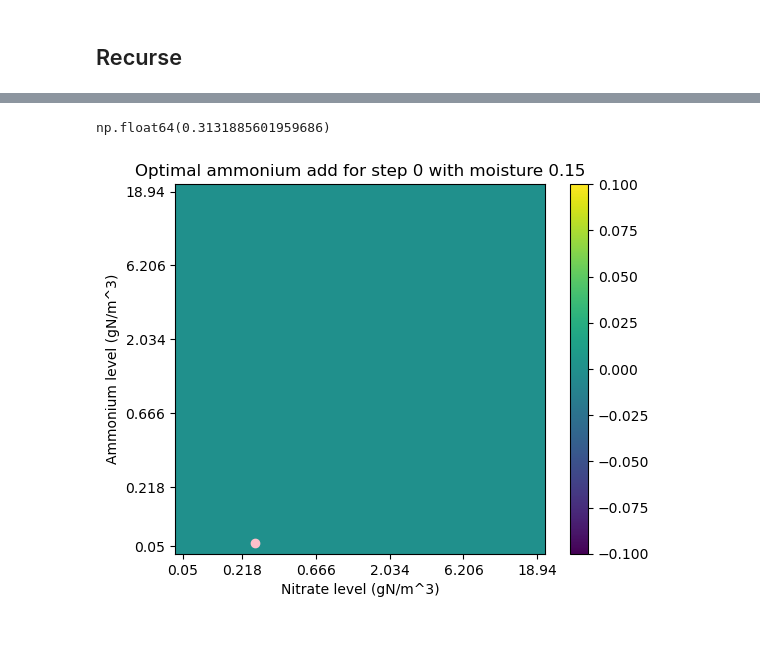
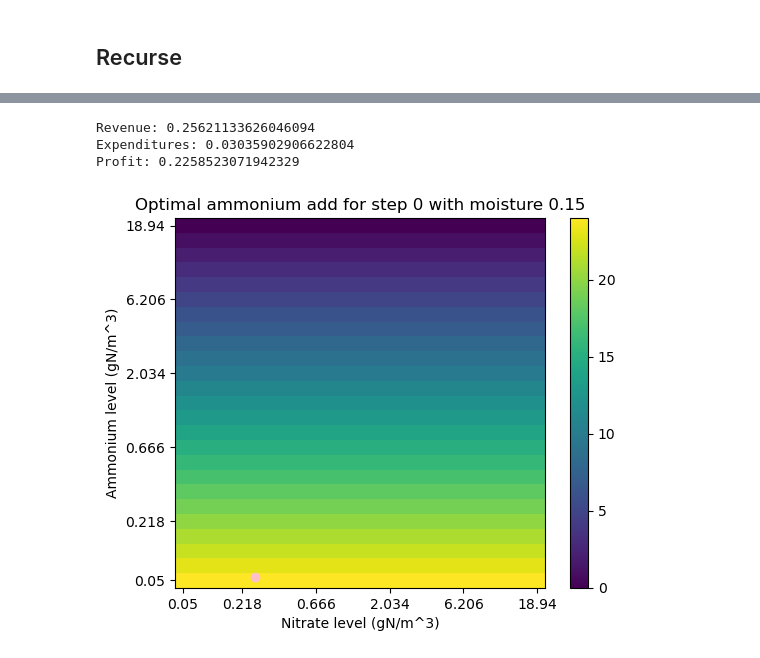
Before and after one commit to ryegleason/Optimal-Crop-Control, a Jupyter notebook: DPController.ipynb, the cells around one changed output, grey strips where cells are left out. Cells and saved outputs as stored; diff of their text form; code cells hidden in the pictures.

```diff
--- a/DPController.ipynb
+++ b/DPController.ipynb
@@ -548,10 +564,10 @@ optimal_nitrate_add_in_cells = np.ndarray([NUM_CONTROL_STEPS, AMMONIUM_NUM_STEPS
 # %%
 find_optimal_cost_and_input(expected_plant_N_deficit_cost_USD[-1], optimal_cost_to_go[-1], optimal_ammonium_add_in_cells[-1], optimal_nitrate_add_in_cells[-1])
 # %%
-display_moisture_idx = 1
-display_accumulated_N_idx = 1
-display_moisture_slice(optimal_nitrate_add_in_cells[-1, :, :, display_moisture_idx, display_accumulated_N_idx], "Optimal final-step nitrate add with moisture=" + moisture_idx_to_string(display_moisture_idx))
-display_moisture_slice(optimal_ammonium_add_in_cells[-1, :, :, display_moisture_idx, display_accumulated_N_idx], "Optimal final-step ammonium add with moisture=" + moisture_idx_to_string(display_moisture_idx))
+display_moisture_idx = 4
+display_accumulated_N_idx = 0
+display_moisture_slice(optimal_nitrate_add_in_cells[-1, display_accumulated_N_idx, display_moisture_idx], "Optimal final-step nitrate add with moisture=" + moisture_idx_to_string(display_moisture_idx))
+display_moisture_slice(optimal_ammonium_add_in_cells[-1, display_accumulated_N_idx, display_moisture_idx], "Optimal final-step ammonium add with moisture=" + moisture_idx_to_string(display_moisture_idx))
 for i in range(MOISTURE_NUM_STEPS):
-    display_moisture_slice(optimal_cost_to_go[-1, :, :, i, display_accumulated_N_idx], "Optimal final-step cost to go with moisture=" + moisture_idx_to_string(i))
+    display_moisture_slice(optimal_cost_to_go[-1, display_accumulated_N_idx, i], "Optimal final-step cost to go with moisture=" + moisture_idx_to_string(i))
 # %% [output]
@@ -616,23 +647,25 @@ def run_controller(control_period_days: int, num_control_periods: int, initial_s
     total_plant_passive_uptake_of_nitrate_gN_per_m3_per_day = np.ndarray(int(control_period_days * num_control_periods / INORGANIC_N_MODEL_DT_DAYS))
     total_plant_active_uptake_of_ammonium_gN_per_m3_per_day = np.ndarray(int(control_period_days * num_control_periods / INORGANIC_N_MODEL_DT_DAYS))
     total_plant_active_uptake_of_nitrate_gN_per_m3_per_day = np.ndarray(int(control_period_days * num_control_periods / INORGANIC_N_MODEL_DT_DAYS))
+    total_nitrate_leaching_gN_per_m3_per_day = np.ndarray(int(control_period_days * num_control_periods / INORGANIC_N_MODEL_DT_DAYS))
+    total_ammonium_leaching_gN_per_m3_per_day = np.ndarray(int(control_period_days * num_control_periods / INORGANIC_N_MODEL_DT_DAYS))
     total_nitrogen_deficit_cost = 0
 
     for i in range(num_control_periods):
-        indices = values_to_indices(ammonium_gN_per_m3, nitrate_gN_per_m3, soil_moisture[i * control_period_days])
+        indices = values_to_indices(soil_moisture[i * control_period_days], ammonium_gN_per_m3, nitrate_gN_per_m3)
         accumulated_N_index = accumulated_N_value_to_index(accumulated_N_gN_per_m3)
-        target_ammonium_index = optimal_ammonium_add_in_cells[i, *indices, accumulated_N_index] + indices[0]
-        target_nitrate_index = optimal_nitrate_add_in_cells[i, *indices, accumulated_N_index] + indices[1]
-        if target_ammonium_index == indices[0]:
+        target_ammonium_index = optimal_ammonium_add_in_cells[i, accumulated_N_index, *indices] + indices[1]
+        target_nitrate_index = optimal_nitrate_add_in_cells[i, accumulated_N_index, *indices] + indices[2]
+        if target_ammonium_index == indices[1]:
             ammonium_adds[i] = 0
         else:
-            ammonium_adds[i] = indices_to_values(target_ammonium_index, 0, 0, 0)[0] - ammonium_gN_per_m3
-        if target_nitrate_index == indices[1]:
+            ammonium_adds[i] = indices_to_values(0, 0, target_ammonium_index, 0)[2] - ammonium_gN_per_m3
+        if target_nitrate_index == indices[2]:
             nitrate_adds[i] = 0
         else:
-            nitrate_adds[i] = indices_to_values(0, target_nitrate_index, 0, 0)[1] - nitrate_gN_per_m3
-        display_moisture_slice(optimal_ammonium_add_in_cells[i, :, :, indices[2], accumulated_N_index], "Optimal ammonium add for step " + str(i) + " with moisture " + str(round(soil_moisture[i * control_period_days], 2)), point_nitrate=nitrate_gN_per_m3, point_ammonium=ammonium_gN_per_m3)
-        display_moisture_slice(optimal_nitrate_add_in_cells[i, :, :, indices[2], accumulated_N_index], "Optimal nitrate add for step " + str(i) + " with moisture " + str(round(soil_moisture[i * control_period_days], 2)), point_nitrate=nitrate_gN_per_m3, point_ammonium=ammonium_gN_per_m3)
+            nitrate_adds[i] = indices_to_values(0, 0, 0, target_nitrate_index)[3] - nitrate_gN_per_m3
+        display_moisture_slice(optimal_ammonium_add_in_cells[i, accumulated_N_index, indices[0]], "Optimal ammonium add for step " + str(i) + " with moisture " + str(round(soil_moisture[i * control_period_days], 2)), point_nitrate=nitrate_gN_per_m3, point_ammonium=ammonium_gN_per_m3)
+        display_moisture_slice(optimal_nitrate_add_in_cells[i, accumulated_N_index, indices[0]], "Optimal nitrate add for step " + str(i) + " with moisture " + str(round(soil_moisture[i * control_period_days], 2)), point_nitrate=nitrate_gN_per_m3, point_ammonium=ammonium_gN_per_m3)
         ammonium_gN_per_m3 = ammonium_gN_per_m3 + ammonium_adds[i]
         nitrate_gN_per_m3 = nitrate_gN_per_m3 + nitrate_adds[i]
 
@@ -648,17 +681,23 @@ def run_controller(control_period_days: int, num_control_periods: int, initial_s
         total_plant_passive_uptake_of_nitrate_gN_per_m3_per_day[int(start_day / INORGANIC_N_MODEL_DT_DAYS):int(end_day / INORGANIC_N_MODEL_DT_DAYS)] = plant_passive_uptake_of_nitrate_gN_per_m3_per_day
         total_plant_active_uptake_of_ammonium_gN_per_m3_per_day[int(start_day / INORGANIC_N_MODEL_DT_DAYS):int(end_day / INORGANIC_N_MODEL_DT_DAYS)] = plant_active_uptake_of_ammonium_gN_per_m3_per_day
         total_plant_active_uptake_of_nitrate_gN_per_m3_per_day[int(start_day / INORGANIC_N_MODEL_DT_DAYS):int(end_day / INORGANIC_N_MODEL_DT_DAYS)] = plant_active_uptake_of_nitrate_gN_per_m3_per_day
+        total_nitrate_leaching_gN_per_m3_per_day[int(start_day / INORGANIC_N_MODEL_DT_DAYS):int(end_day / INORGANIC_N_MODEL_DT_DAYS)] = nitrate_leaching_gN_per_m3_per_day
+        total_ammonium_leaching_gN_per_m3_per_day[int(start_day / INORGANIC_N_MODEL_DT_DAYS):int(end_day / INORGANIC_N_MODEL_DT_DAYS)] = ammonium_leaching_gN_per_m3_per_day
         combined_N_uptake = plant_passive_uptake_of_ammonium_gN_per_m3_per_day + plant_passive_uptake_of_nitrate_gN_per_m3_per_day + plant_active_uptake_of_ammonium_gN_per_m3_per_day + plant_active_uptake_of_nitrate_gN_per_m3_per_day
-        total_nitrogen_deficit_cost += nitrogen_deficit_cost(combined_N_uptake, accumulated_N_gN_per_m3, INORGANIC_N_MODEL_DT_DAYS)
-        accumulated_N_gN_per_m3 = accumulated_N_index + np.sum(combined_N_uptake) * INORGANIC_N_MODEL_DT_DAYS
+        total_nitrogen_deficit_cost += nitrogen_deficit_cost(np.cumsum(combined_N_uptake * INORGANIC_N_MODEL_DT_DAYS) + accumulated_N_gN_per_m3, float(start_day), INORGANIC_N_MODEL_DT_DAYS)
+        accumulated_N_gN_per_m3 = accumulated_N_gN_per_m3 + np.sum(combined_N_uptake) * INORGANIC_N_MODEL_DT_DAYS
 
         ammonium_gN_per_m3 = ammonium_nitrogen_g_per_m3[-1]
         nitrate_gN_per_m3 = nitrate_nitrogen_g_per_m3[-1]
 
-    return total_nitrogen_deficit_cost, total_ammonium_nitrogen_g_per_m3, total_nitrate_nitrogen_g_per_m3, total_plant_passive_uptake_of_ammonium_gN_per_m3_per_day, total_plant_passive_uptake_of_nitrate_gN_per_m3_per_day, total_plant_active_uptake_of_ammonium_gN_per_m3_per_day, total_plant_active_uptake_of_nitrate_gN_per_m3_per_day, ammonium_adds, nitrate_adds, soil_moisture, transpiration_rate_mm_per_day
+    return total_nitrogen_deficit_cost, total_ammonium_nitrogen_g_per_m3, total_nitrate_nitrogen_g_per_m3, total_plant_passive_uptake_of_ammonium_gN_per_m3_per_day, total_plant_passive_uptake_of_nitrate_gN_per_m3_per_day, total_plant_active_uptake_of_ammonium_gN_per_m3_per_day, total_plant_active_uptake_of_nitrate_gN_per_m3_per_day, ammonium_adds, nitrate_adds, soil_moisture, transpiration_rate_mm_per_day, total_ammonium_leaching_gN_per_m3_per_day, total_nitrate_leaching_gN_per_m3_per_day
 # %%
-cost, ammonium, nitrate, ammonium_passive_uptake, nitrate_passive_uptake, ammonium_active_uptake, nitrate_active_uptake, added_ammonium, added_nitrate, experiment_soil_moisture, experiment_transpiration = run_controller(CONTROL_TIMESTEP_DAYS, NUM_CONTROL_STEPS, 0.15, 0.105, 0.3)
-cost
+deficit_cost, ammonium, nitrate, ammonium_passive_uptake, nitrate_passive_uptake, ammonium_active_uptake, nitrate_active_uptake, added_ammonium, added_nitrate, experiment_soil_moisture, experiment_transpiration, experiment_ammonium_leaching, experiment_nitrate_leaching = run_controller(CONTROL_TIMESTEP_DAYS, NUM_CONTROL_STEPS, 0.15, 0.105, 0.3)
+revenue = N_SUFFICIENT_YIELD_G_GRAIN_PER_M2 * CORN_PRICE_USD_PER_G_GRAIN - deficit_cost
+expenditures = (np.sum(added_ammonium) + np.sum(added_nitrate)) * (SOIL_DEPTH_MM / 1000.) * N_PRICE_USD_PER_G
+print("Revenue: {}\nExpenditures: {}\nProfit: {}".format(revenue, expenditures, revenue - expenditures))
 # %% [output]
-np.float64(0.3131885601959686)
+Revenue: 0.25621133626046094
+Expenditures: 0.03035902906622804
+Profit: 0.2258523071942329
-[figure, old version]
+[figure, new version]
```
Also changed, not shown: parts of 31 cells of this notebook.
